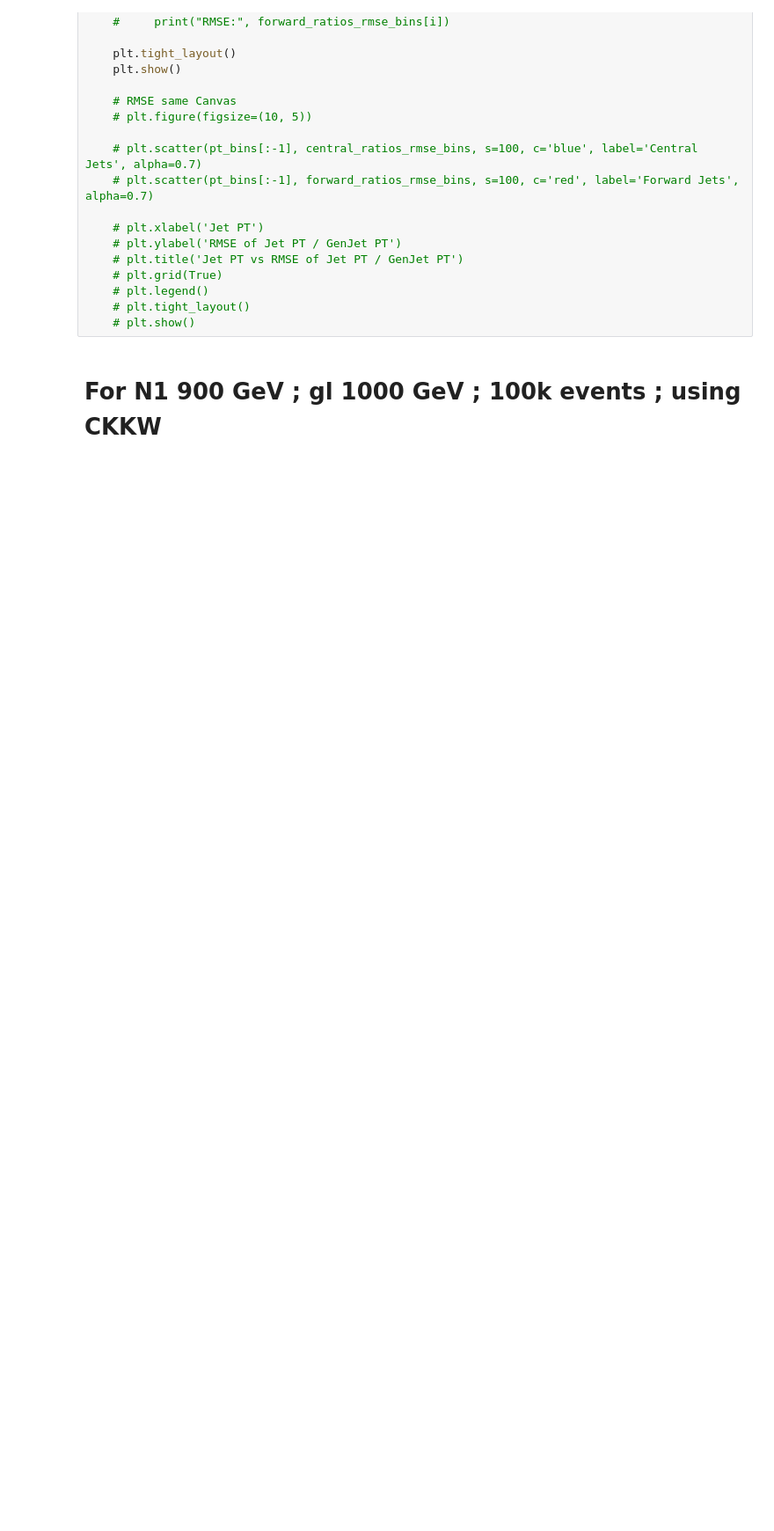
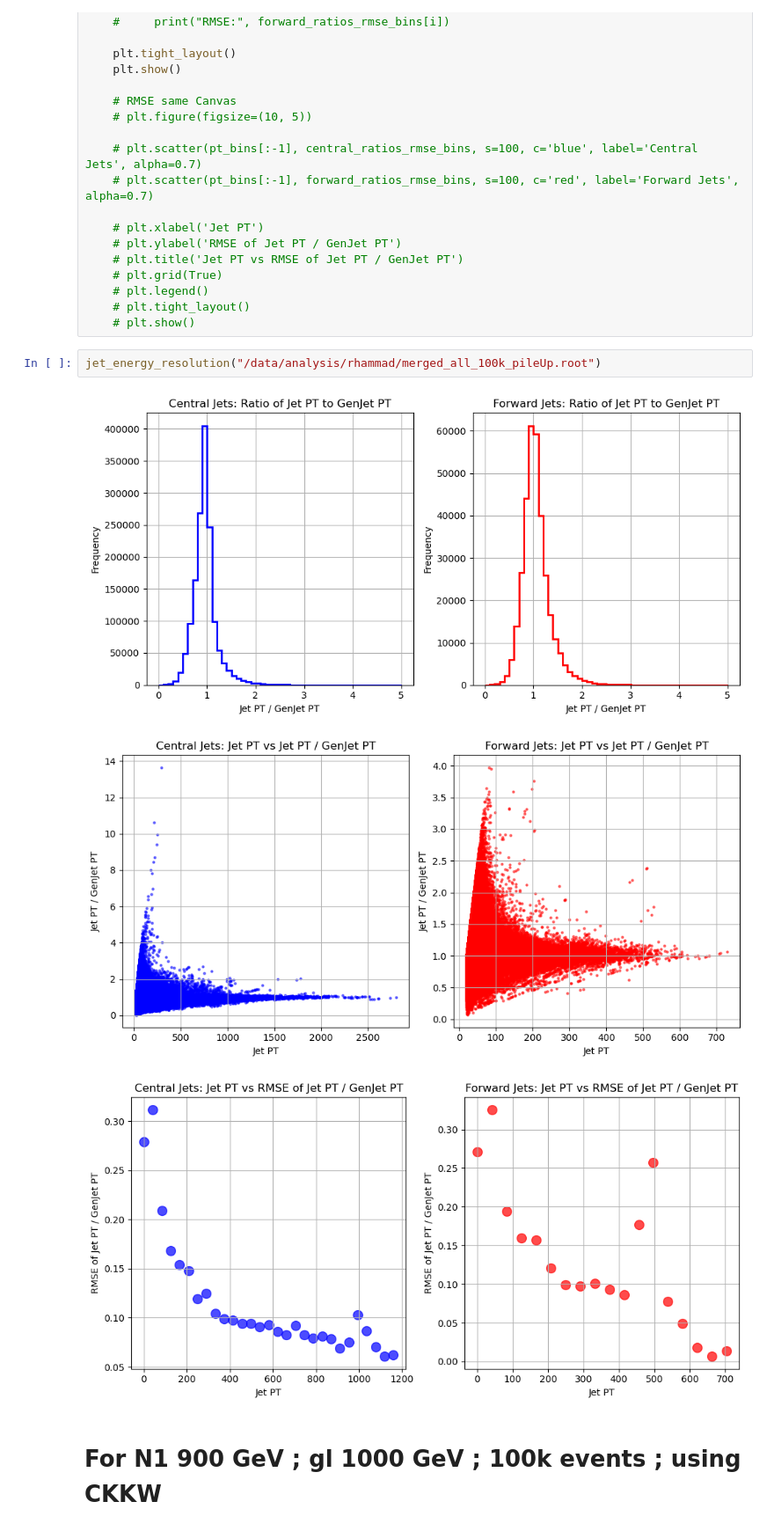
Before and after one commit to rhammad7/Supersymmetry_Analysis, a Jupyter notebook: jet_energy_resolution.ipynb, the cells around one changed output. Shown at 88% size. Drawn from its saved outputs; the diff is of its cells as text; blank space fills up the shorter version.

Commit message:
Make plot for speicific ratio and also for genJet replace recoJet

```diff
--- a/jet_energy_resolution.ipynb
+++ b/jet_energy_resolution.ipynb
@@ -238,6 +238,12 @@ def jet_energy_resolution(root_file):
     # plt.legend()
     # plt.tight_layout()
     # plt.show()
+# %%
+jet_energy_resolution("/data/analysis/rhammad/merged_all_100k_pileUp.root")
+# %% [output]
+[figure, added]
+[figure, added]
+[figure, added]
 # %% [markdown]
 # For N1 900 GeV ; gl 1000 GeV ; 100k events ; using CKKW
 # %%
```
Also changed, not shown: parts of 13 cells of this notebook.
